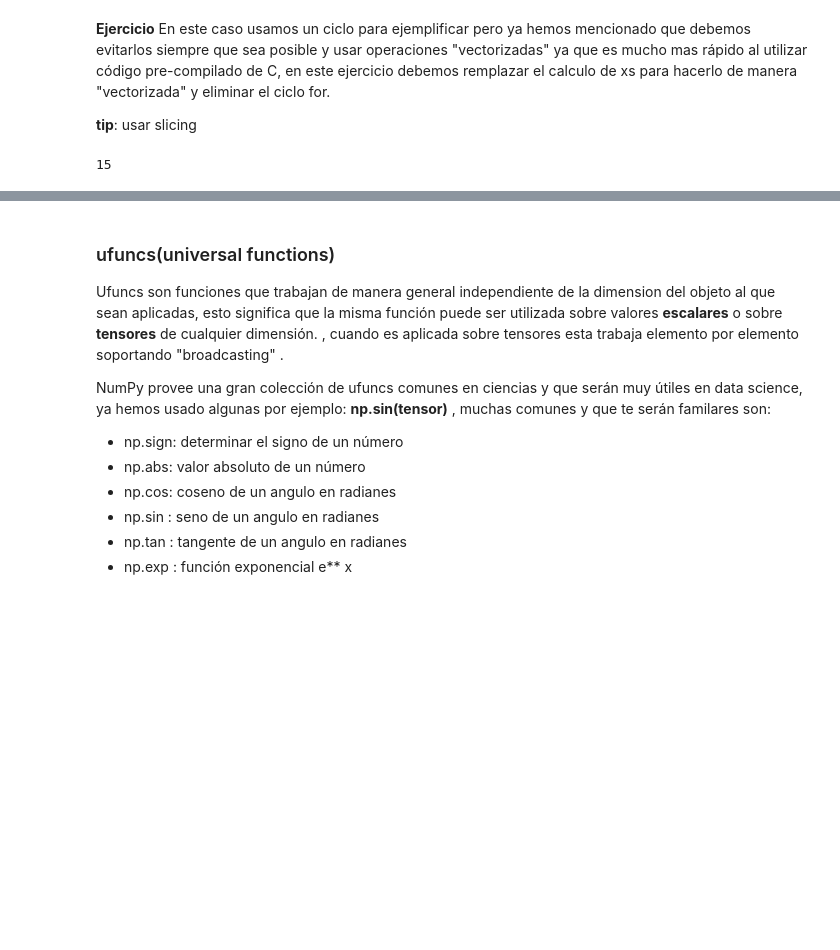
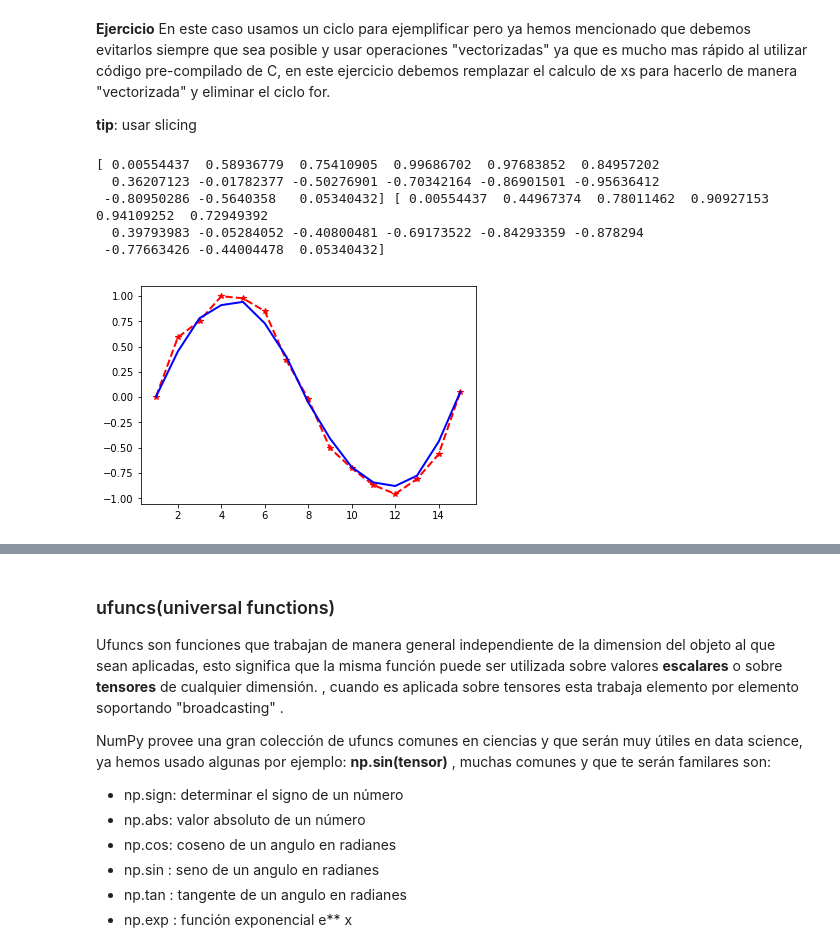
Before and after one commit to r2cp/Ciencia-de-Datos-en-Python, a Jupyter notebook: Numpy_y_linalg.ipynb, the cells around one changed output, grey strips where cells are left out. Saved outputs shown, nothing was run; the diff lists cells and outputs as text; code cells hidden in the pictures; blank space fills up the shorter version.

```diff
--- a/Numpy_y_linalg.ipynb
+++ b/Numpy_y_linalg.ipynb
@@ -519,15 +519,30 @@ ruido = 0.1*np.random.randn(15) #el ruido comunmente se debe a aleatoriedad o ca
 x = np.linspace(0,2*np.pi,15) + ruido
 x = np.sin(x)
 
-x_lm1 = x[:len(x)-1]
-x_lp1 = x[1 : len(x)]
-x_c = x[1 : len(x)-1]
+# Media móvil de forma vectorizada
+y = np.hstack((x[1:len(x)], np.nan))
+z = np.hstack((np.nan, x[:len(x)-1]))
+# Computar la media móvil centrada con 3 términos
+xs = (x + y + z) / 3
+# Asignar primeros y últimos valores
+xs[0] = x[0]
+xs[len(xs)-1] = x[len(x)-1]
 
-len(x_lm1), len(x_lp1), len(x_c)
-
-#x_s = (x_lm1 + x_lp1 + x_c) / 3;
+print(x, xs)
 # %% [output]
-15
+[ 0.00554437  0.58936779  0.75410905  0.99686702  0.97683852  0.84957202
+  0.36207123 -0.01782377 -0.50276901 -0.70342164 -0.86901501 -0.95636412
+ -0.80950286 -0.5640358   0.05340432] [ 0.00554437  0.44967374  0.78011462  0.90927153  0.94109252  0.72949392
+  0.39793983 -0.05284052 -0.40800481 -0.69173522 -0.84293359 -0.878294
+ -0.77663426 -0.44004478  0.05340432]
+# %%
+import matplotlib.pyplot as plt
+
+t = list(range(1,16))
+plt.plot(t, x, 'r--*', t, xs, 'b-', linewidth=2)
+plt.show()
+# %% [output]
+[figure, added]
 # %% [markdown]
 #### Combinaciones lineales,span,vectores base,espacio vectorial e independencia lineal.
 
```
Also changed, not shown: parts of 14 cells of this notebook, 21 other files.
